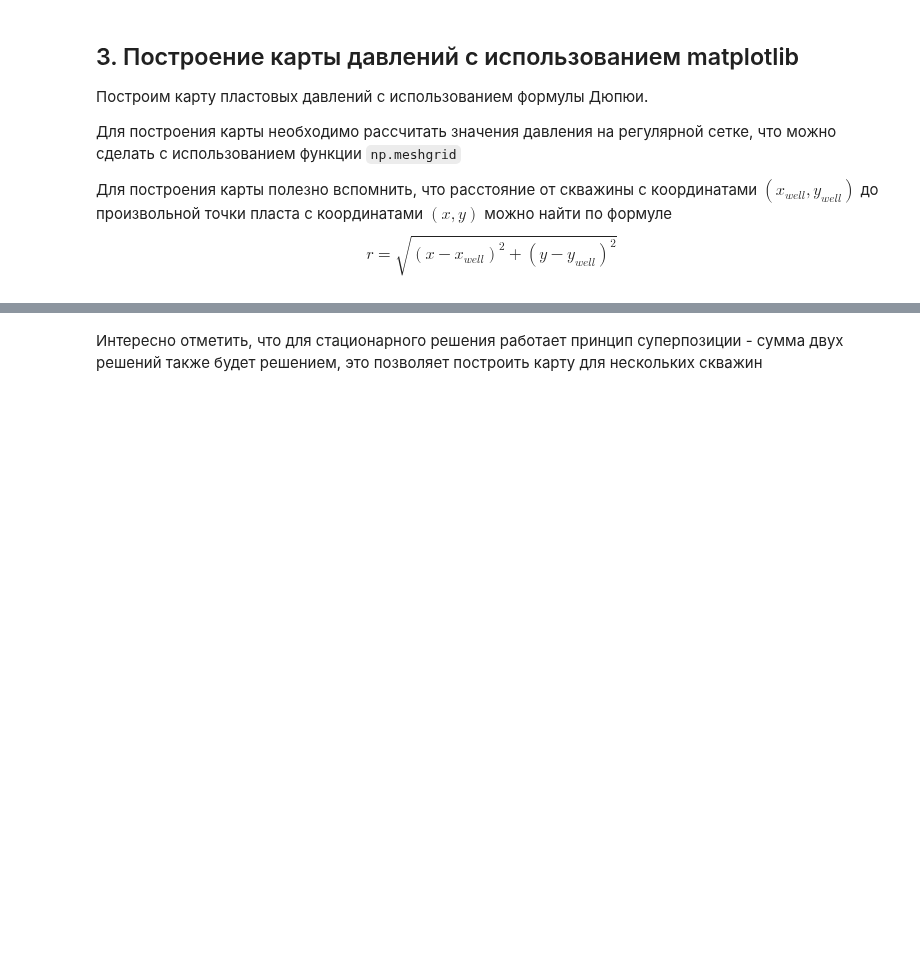
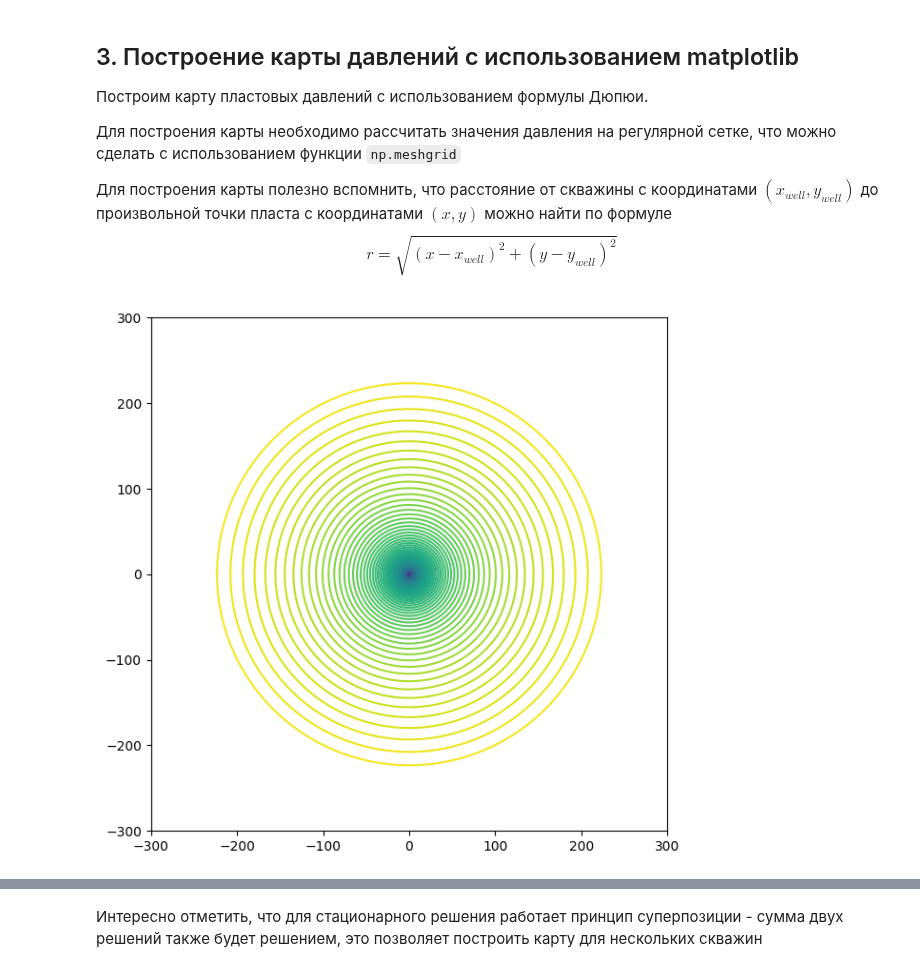
Before and after one commit to khabibullinra/welltest_examples, a Jupyter notebook: examples/02_01_steady_state_radial_solution.ipynb, the cells around one changed output, grey strips where cells are left out. Cells and saved outputs as stored; diff of their text form; code cells hidden in the pictures; blank space fills up the shorter version.

```diff
--- a/examples/02_01_steady_state_radial_solution.ipynb
+++ b/examples/02_01_steady_state_radial_solution.ipynb
@@ -114,6 +114,40 @@ plt.show()
 Для построения карты полезно вспомнить, что расстояние от скважины с координатами $(x_{well}, y_{well})$ до произвольной точки пласта с координатами $(x,y)$ можно найти по формуле
 $$r=\sqrt{ (x-x_{well})^2 + (y-y_{well})^2 }
 \tag{3}$$
+# %%
+# зададим параметры воронки депрессии
+pres = 250
+r_e = 300
+
+# зададим координаты скважины
+xwell1 = 0
+ywell1 = 0
+
+# зададим координатную сетку основываясь на параметрах
+x = np.linspace(-r_e, r_e, 500)
+y = np.linspace(-r_e, r_e, 500)
+
+p_grid = np.zeros((500,500))
+
+for i in range(len(x)):
+    for j,val in enumerate(y):
+        p_grid[i,j] = p_ss_atma(p_res_atma = 250,
+                                q_liq_sm3day = 50,
+                                mu_cP = 1,
+                                B_m3m3 = 1.2,
+                                k_mD = 40,
+                                h_m = 10,
+                                r_e = 240,
+                                r = ((x[i]-xwell1)**2 + (y[j]-ywell1)**2)**0.5
+                                )
+p_grid = np.where(p_grid>250,250,p_grid)
+# %%
+# построим отображение в виде контурной карты
+plt.rcParams["figure.figsize"] = (7,7)
+plt.contour(x, y, p_grid, levels=100)
+plt.show()
+# %% [output]
+[figure, added]
 # %%
 # зададим параметры воронки депрессии
 pres = 250
```
Also changed, not shown: parts of 3 cells of this notebook, 13 other files.
